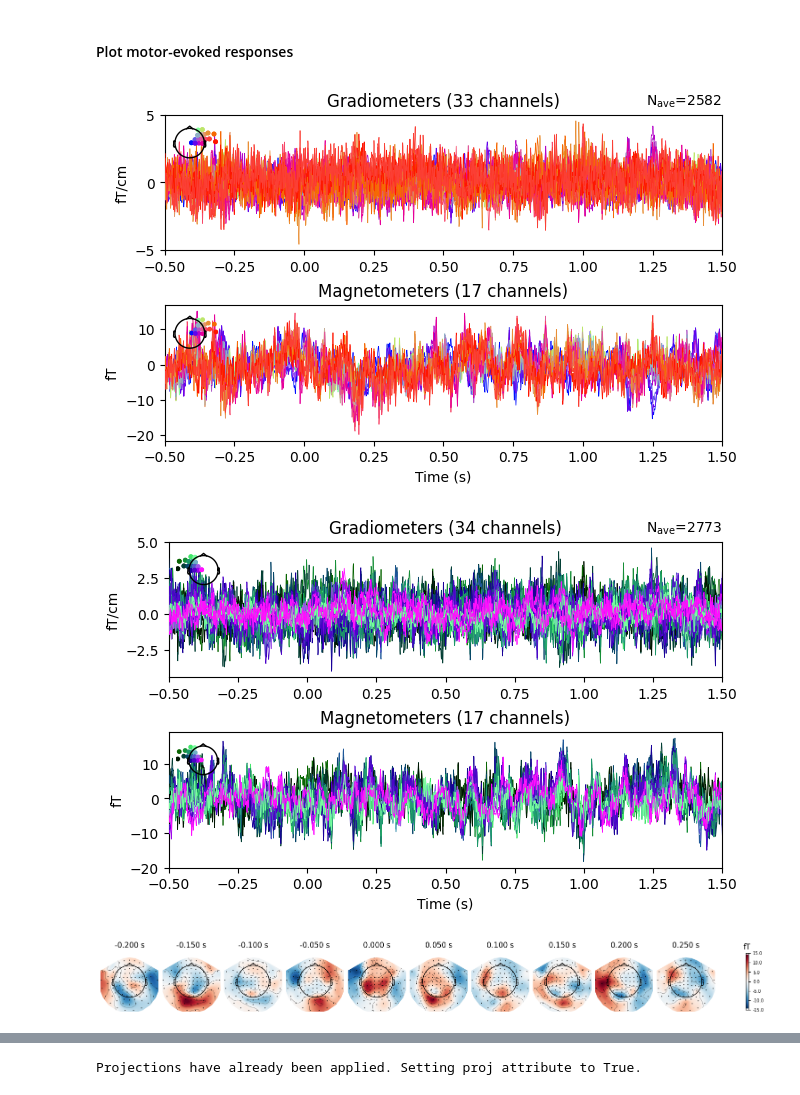
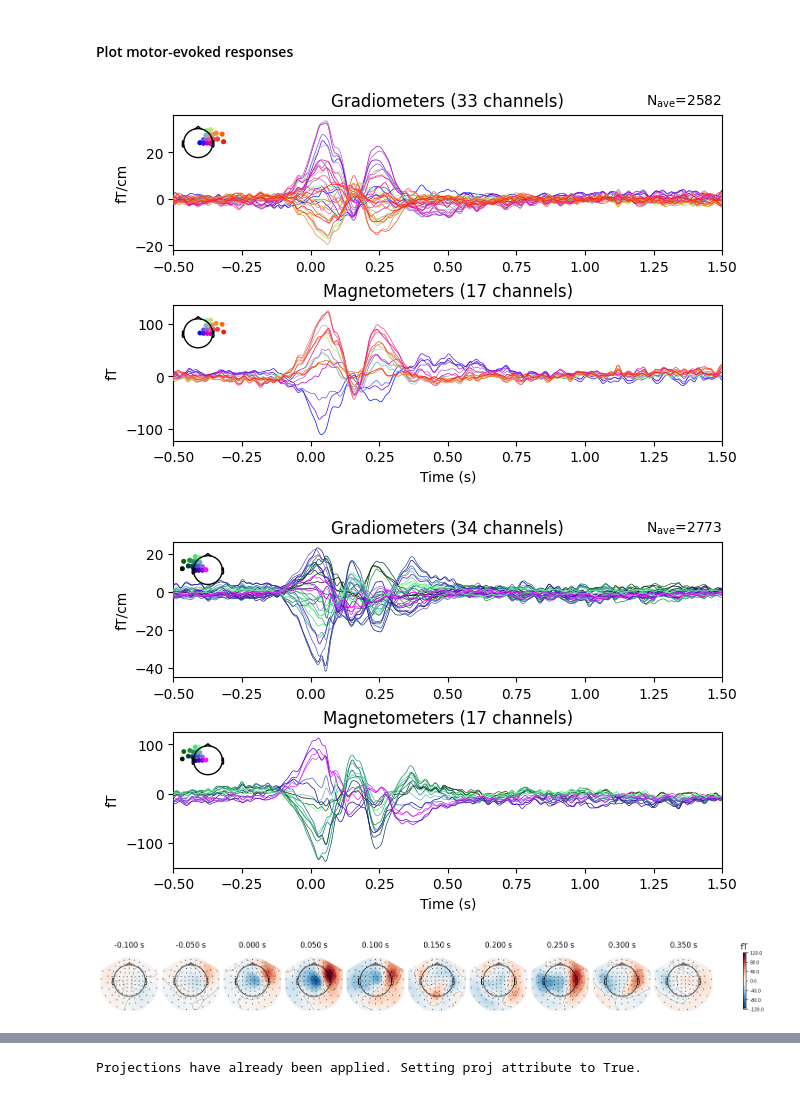
Before and after one commit to laurenostrowski/meg_processing_bigfrank, a Jupyter notebook: 4.1_fix_and_sort_experiments.ipynb, the cells around one changed output, grey strips where cells are left out. Saved outputs shown, nothing was run; the diff lists cells and outputs as text; code cells hidden in the pictures.

```diff
--- a/4.1_fix_and_sort_experiments.ipynb
+++ b/4.1_fix_and_sort_experiments.ipynb
@@ -563,7 +582,9 @@ laryperc_df
 motor_dir = os.path.join(processed_meg_dir,subject,'ses-'+session,'motor')
 os.makedirs(motor_dir, exist_ok=True)
 # %%
-event_dict = {'left_press': 16, 'right_press': 32}
-epochs = mne.Epochs(raw_for_epochs, events, event_id=event_dict, tmin=-0.5, tmax=1.5, picks='meg', preload=True, verbose=True)
+raw_for_epochs.notch_filter(freqs=np.arange(60, 241, 60), picks='meg', phase='zero')   # 60, 120, 180, 240
+raw_for_epochs.filter(l_freq=0.1, h_freq=40., picks='meg', phase='zero', fir_window='hamming')
+events = find_events(raw_for_epochs, stim_channel='STI101', min_duration=0.0015, verbose=False)
+epochs = mne.Epochs(raw_for_epochs, events, event_id={'left_press': 16, 'right_press': 32}, tmin=-0.5, tmax=1.5, picks='meg', preload=True, verbose=True)
 epochs.save(os.path.join(motor_dir,'button_press-epo.fif'), overwrite=True)
 # %% [output]
@@ -609,19 +694,18 @@ right_frontal_picks = np.array(picks_meg)[(x > 0) & frontal_narrow].tolist()
 left_frontal_chans  = [raw.ch_names[i] for i in left_frontal_picks]
 right_frontal_chans = [raw.ch_names[i] for i in right_frontal_picks]
 # %%
-time_window = (-0.5, 0.5)
 left_evoked.plot(picks=right_frontal_chans);
 # %% [output]
-[figure, old version]
+[figure, new version]
 # %%
 right_evoked.plot(picks=left_frontal_chans);
 # %% [output]
-[figure, old version]
+[figure, new version]
 # %%
-times = [-0.2, -0.15, -0.1, -0.05, 0.0, 0.05, 0.1, 0.15, 0.2, 0.25]
+times = [-0.1, -0.05, 0.0, 0.05, 0.1, 0.15, 0.2, 0.25, 0.3, 0.35]
 left_evoked.plot_topomap(times=times, ch_type='mag', colorbar=True);
 # %% [output]
-[figure, old version]
+[figure, new version]
 # %%
 right_evoked.plot_topomap(times=times, ch_type='mag', colorbar=True);
 # %% [output]
```
Also changed, not shown: parts of 5 cells of this notebook, 2 other files.
